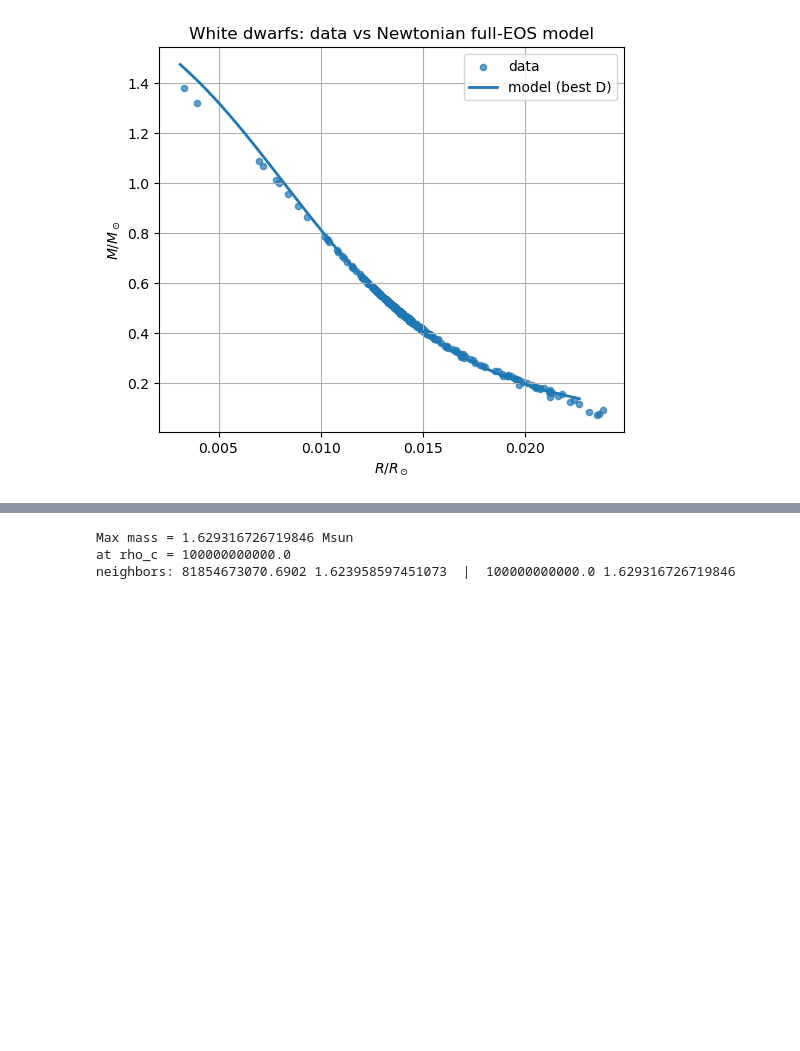
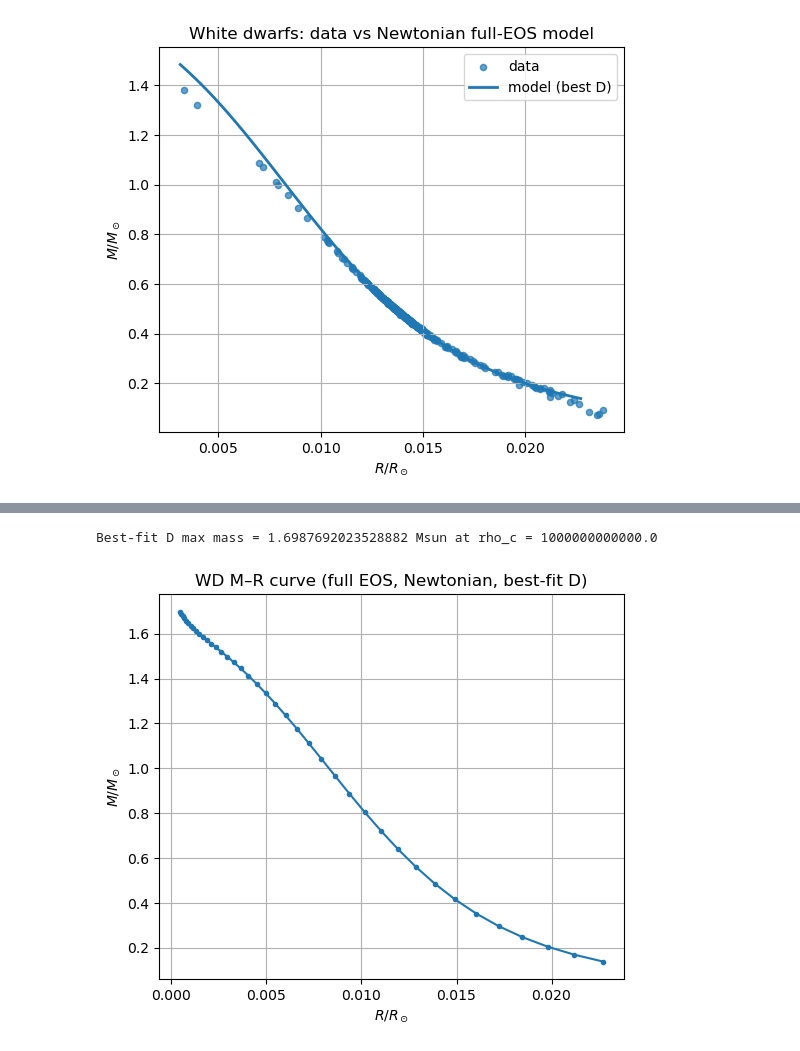
Before and after one commit to chbaytok/final_project, a Jupyter notebook: notebooks/03_wd_full_eos.ipynb, the cells around one changed output, grey strips where cells are left out. Cells and saved outputs as stored; diff of their text form; code cells hidden in the pictures; blank space fills up the shorter version.

Commit message:
Update for Notebook 3, figure updates, Mathematica code for part c

```diff
--- a/notebooks/03_wd_full_eos.ipynb
+++ b/notebooks/03_wd_full_eos.ipynb
@@ -225,9 +225,8 @@ def error_for_D(D_value):
     rms = np.sqrt(np.mean((M_pred - M_obs[mask])**2))
     return rms
 # %%
-# --- Stage 1: coarse scan (fast) ---
 D0 = D_K
-D_grid1 = np.linspace(0.9*D0, 1.1*D0, 7)   # only 7 tests
+D_grid1 = np.linspace(0.9*D0, 1.1*D0, 10)
 errs1 = []
 
 for Dtest in D_grid1:
@@ -239,8 +238,8 @@ errs1 = np.array(errs1)
 D_coarse_best = D_grid1[np.argmin(errs1)]
 print("\nCoarse best D =", D_coarse_best)
 
-# --- Stage 2: refine around coarse best ---
-D_grid2 = np.linspace(0.97*D_coarse_best, 1.03*D_coarse_best, 7)  # another 7 tests
+# --- refine around coarse best ---
+D_grid2 = np.linspace(0.97*D_coarse_best, 1.03*D_coarse_best, 10)
 errs2 = []
 
 for Dtest in D_grid2:
@@ -336,23 +332,29 @@ should approach ~ 4/3 = 1.3333333333333333
 # %%
 D = D_best
 
-rho_grid = np.logspace(5.0, 11.0, 70)
+rho_grid = np.logspace(5.0, 12, 40)
 M_list, R_list = [], []
 
 for rc in rho_grid:
     M_cgs, R_cgs = integrate_wd(rc)
     M_list.append(M_cgs/M_sun)
     R_list.append(R_cgs/R_sun)
 
 M_list = np.array(M_list)
 R_list = np.array(R_list)
 
 imax = np.argmax(M_list)
-print("Max mass =", M_list[imax], "Msun")
-print("at rho_c =", rho_grid[imax])
-print("neighbors:", rho_grid[max(imax-1,0)], M_list[max(imax-1,0)], " | ",
-      rho_grid[min(imax+1,len(rho_grid)-1)], M_list[min(imax+1,len(rho_grid)-1)])
+print("Best-fit D max mass =", M_list[imax], "Msun at rho_c =", rho_grid[imax])
+
+order = np.argsort(R_list)
+plt.figure(figsize=(6,5))
+plt.plot(R_list[order], M_list[order], marker="o", ms=3)
+plt.xlabel(r"$R/R_\odot$")
+plt.ylabel(r"$M/M_\odot$")
+plt.title("WD M–R curve (full EOS, Newtonian, best-fit D)")
+plt.grid(True)
+plt.savefig("../figures/wd_MR_fullEOS_bestD_bigger_scale.png", dpi=200, bbox_inches="tight")
+plt.show()
 # %% [output]
-Max mass = 1.629316726719846 Msun
-at rho_c = 100000000000.0
-neighbors: 81854673070.6902 1.623958597451073  |  100000000000.0 1.629316726719846
+Best-fit D max mass = 1.6987692023528882 Msun at rho_c = 1000000000000.0
+[figure, added]
```
Also changed, not shown: parts of 4 cells of this notebook, 12 other files.
